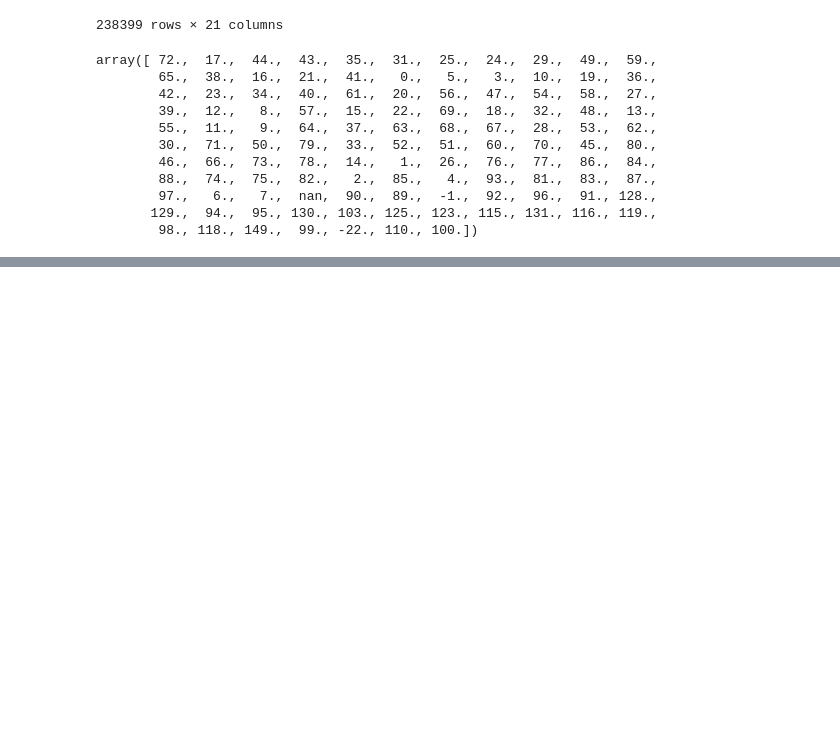
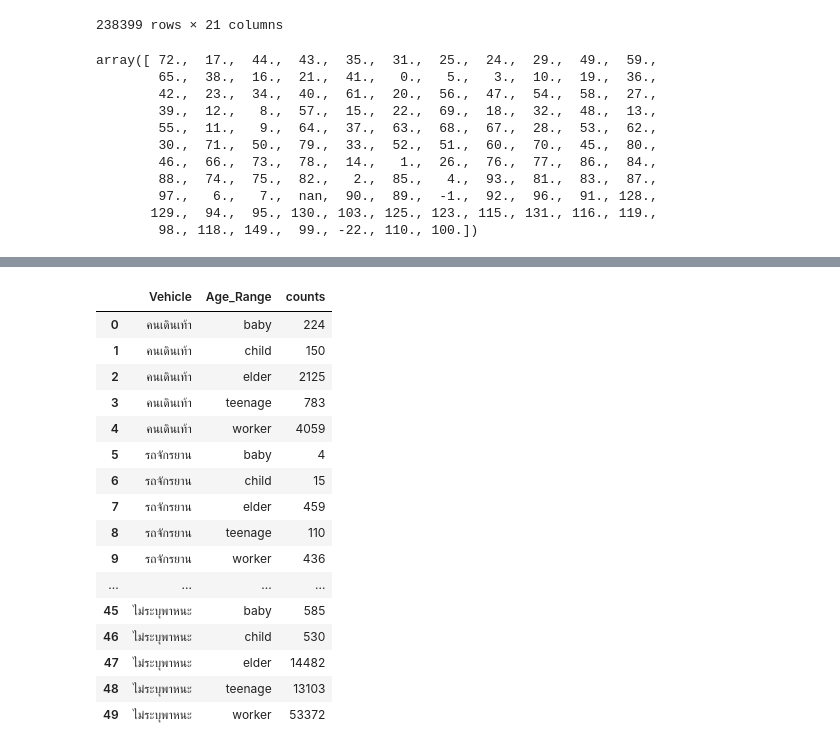
Before and after one commit to Pxngpond99/dashborad_with_my_team, a Jupyter notebook: data_analize/age_analize.ipynb, the cells around one changed output, grey strips where cells are left out. Drawn from its saved outputs; the diff is of its cells as text; code cells hidden in the pictures; blank space fills up the shorter version.

```diff
--- a/data_analize/age_analize.ipynb
+++ b/data_analize/age_analize.ipynb
@@ -72,3 +72,24 @@ See the caveats in the documentation: https://pandas.pydata.org/pandas-docs/stab
 | 238397 | 1082487 | 2565 | 2022 | 65.0 | 1.0 | NaN | NaN | NaN | NaN | ... |
 | 238398 | 1078648 | 2565 | 2022 | 71.0 | 1.0 | NaN | NaN | NaN | NaN | ... |
 206429 rows × 22 columns
+# %%
+age_with_acci = df_1.groupby(['Vehicle' , 'Age_Range']).size().reset_index(name='counts')
+age_with_acci
+# %% [output]
+|  | Vehicle | Age_Range | counts |
+| 0 | คนเดินเท้า | baby | 224 |
+| 1 | คนเดินเท้า | child | 150 |
+| 2 | คนเดินเท้า | elder | 2125 |
+| 3 | คนเดินเท้า | teenage | 783 |
+| 4 | คนเดินเท้า | worker | 4059 |
+| 5 | รถจักรยาน | baby | 4 |
+| 6 | รถจักรยาน | child | 15 |
+| 7 | รถจักรยาน | elder | 459 |
+| 8 | รถจักรยาน | teenage | 110 |
+| 9 | รถจักรยาน | worker | 436 |
+| ... | ... | ... | ... |
+| 45 | ไม่ระบุพาหนะ | baby | 585 |
+| 46 | ไม่ระบุพาหนะ | child | 530 |
+| 47 | ไม่ระบุพาหนะ | elder | 14482 |
+| 48 | ไม่ระบุพาหนะ | teenage | 13103 |
+| 49 | ไม่ระบุพาหนะ | worker | 53372 |
```
Also changed, not shown: parts of 1 cell of this notebook, 2 other files.
